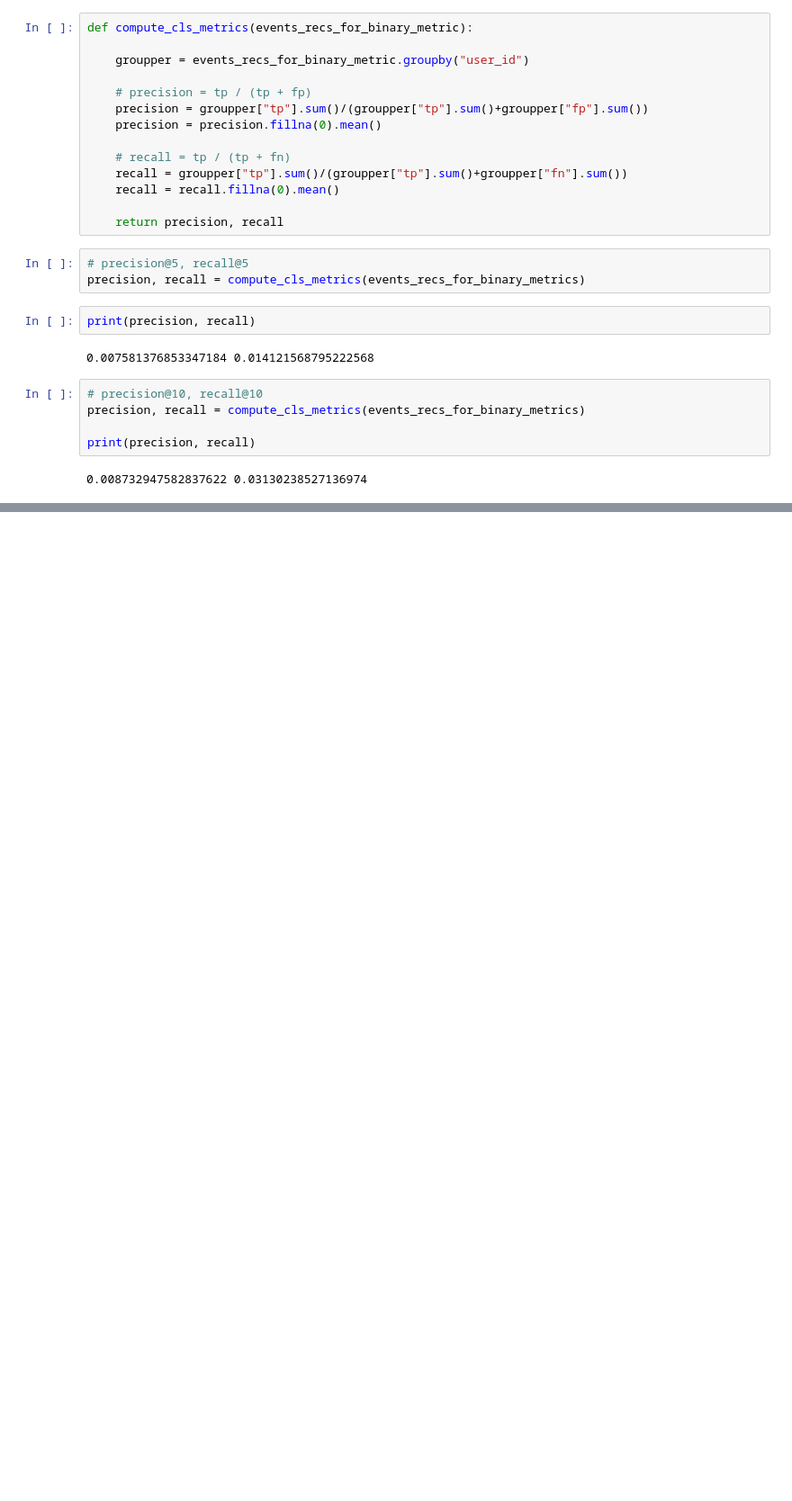
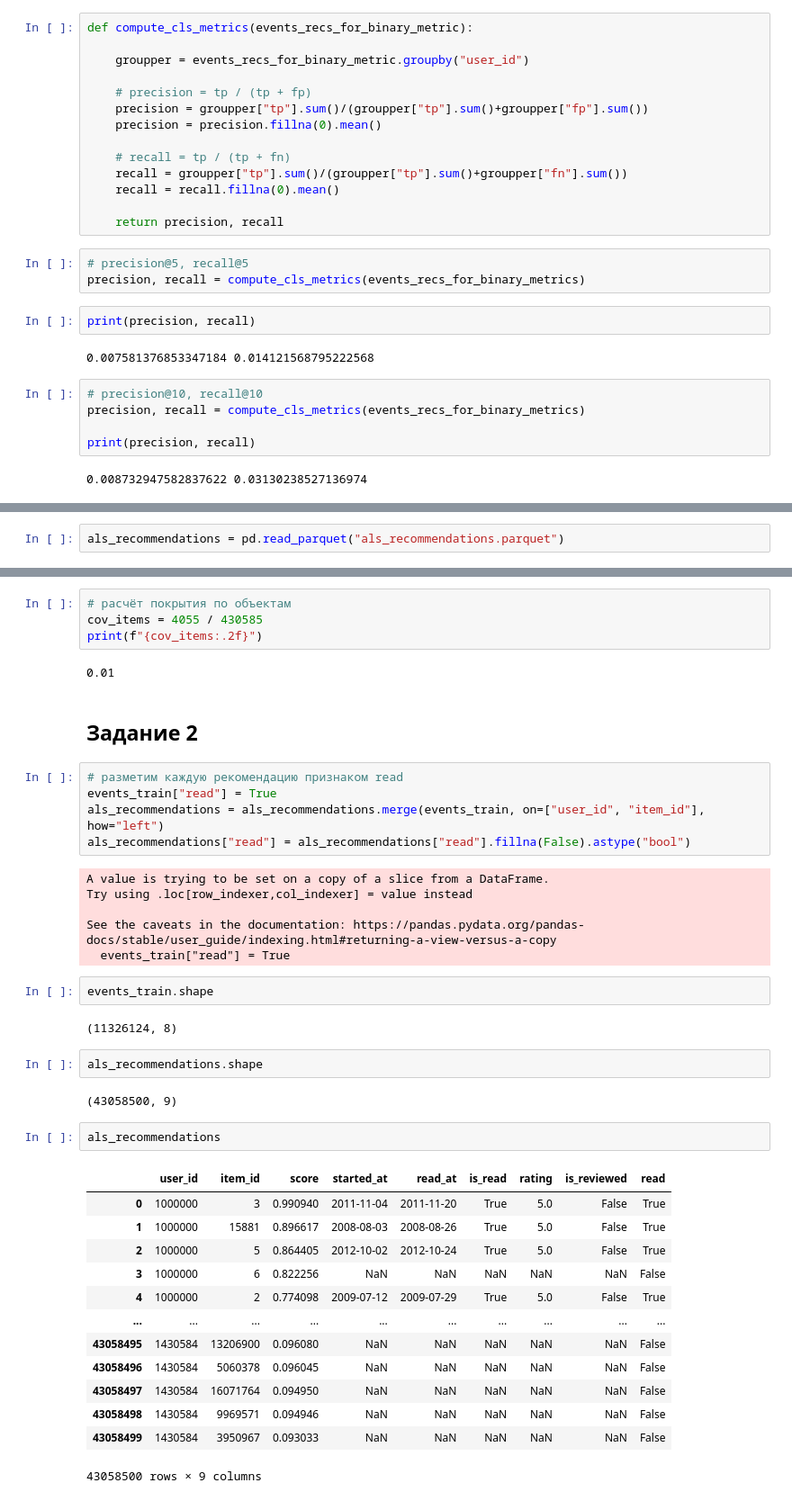
Before and after one commit to RumKam/mle-recsys-start, a Jupyter notebook: preprocessing.ipynb, the cells around one changed output, grey strips where cells are left out. Shown at 90% size. Cells and saved outputs as stored; diff of their text form; blank space fills up the shorter version.

```diff
--- a/preprocessing.ipynb
+++ b/preprocessing.ipynb
@@ -1102,0 +1119,2 @@ print(precision, recall)
+# %%
+als_recommendations = pd.read_parquet("als_recommendations.parquet")
@@ -1102,0 +1133,43 @@ print(precision, recall)
+# %%
+# расчёт покрытия по объектам
+cov_items = 4055 / 430585
+print(f"{cov_items:.2f}")
+# %% [output]
+0.01
+# %% [markdown]
+## Задание 2
+# %%
+# разметим каждую рекомендацию признаком read
+events_train["read"] = True
+als_recommendations = als_recommendations.merge(events_train, on=["user_id", "item_id"], how="left")
+als_recommendations["read"] = als_recommendations["read"].fillna(False).astype("bool")
+# %% [output]
+A value is trying to be set on a copy of a slice from a DataFrame.
+Try using .loc[row_indexer,col_indexer] = value instead
+
+See the caveats in the documentation: https://pandas.pydata.org/pandas-docs/stable/user_guide/indexing.html#returning-a-view-versus-a-copy
+  events_train["read"] = True
+# %%
+events_train.shape
+# %% [output]
+(11326124, 8)
+# %%
+als_recommendations.shape
+# %% [output]
+(43058500, 9)
+# %%
+als_recommendations
+# %% [output]
+|  | user_id | item_id | score | started_at | read_at | is_read | rating | is_reviewed | read |
+| 0 | 1000000 | 3 | 0.990940 | 2011-11-04 | 2011-11-20 | True | 5.0 | False | True |
+| 1 | 1000000 | 15881 | 0.896617 | 2008-08-03 | 2008-08-26 | True | 5.0 | False | True |
+| 2 | 1000000 | 5 | 0.864405 | 2012-10-02 | 2012-10-24 | True | 5.0 | False | True |
+| 3 | 1000000 | 6 | 0.822256 | NaN | NaN | NaN | NaN | NaN | False |
+| 4 | 1000000 | 2 | 0.774098 | 2009-07-12 | 2009-07-29 | True | 5.0 | False | True |
+| ... | ... | ... | ... | ... | ... | ... | ... | ... | ... |
+| 43058495 | 1430584 | 13206900 | 0.096080 | NaN | NaN | NaN | NaN | NaN | False |
+| 43058496 | 1430584 | 5060378 | 0.096045 | NaN | NaN | NaN | NaN | NaN | False |
+| 43058497 | 1430584 | 16071764 | 0.094950 | NaN | NaN | NaN | NaN | NaN | False |
+| 43058498 | 1430584 | 9969571 | 0.094946 | NaN | NaN | NaN | NaN | NaN | False |
+| 43058499 | 1430584 | 3950967 | 0.093033 | NaN | NaN | NaN | NaN | NaN | False |
+43058500 rows × 9 columns
```
Also changed, not shown: parts of 27 cells of this notebook.
